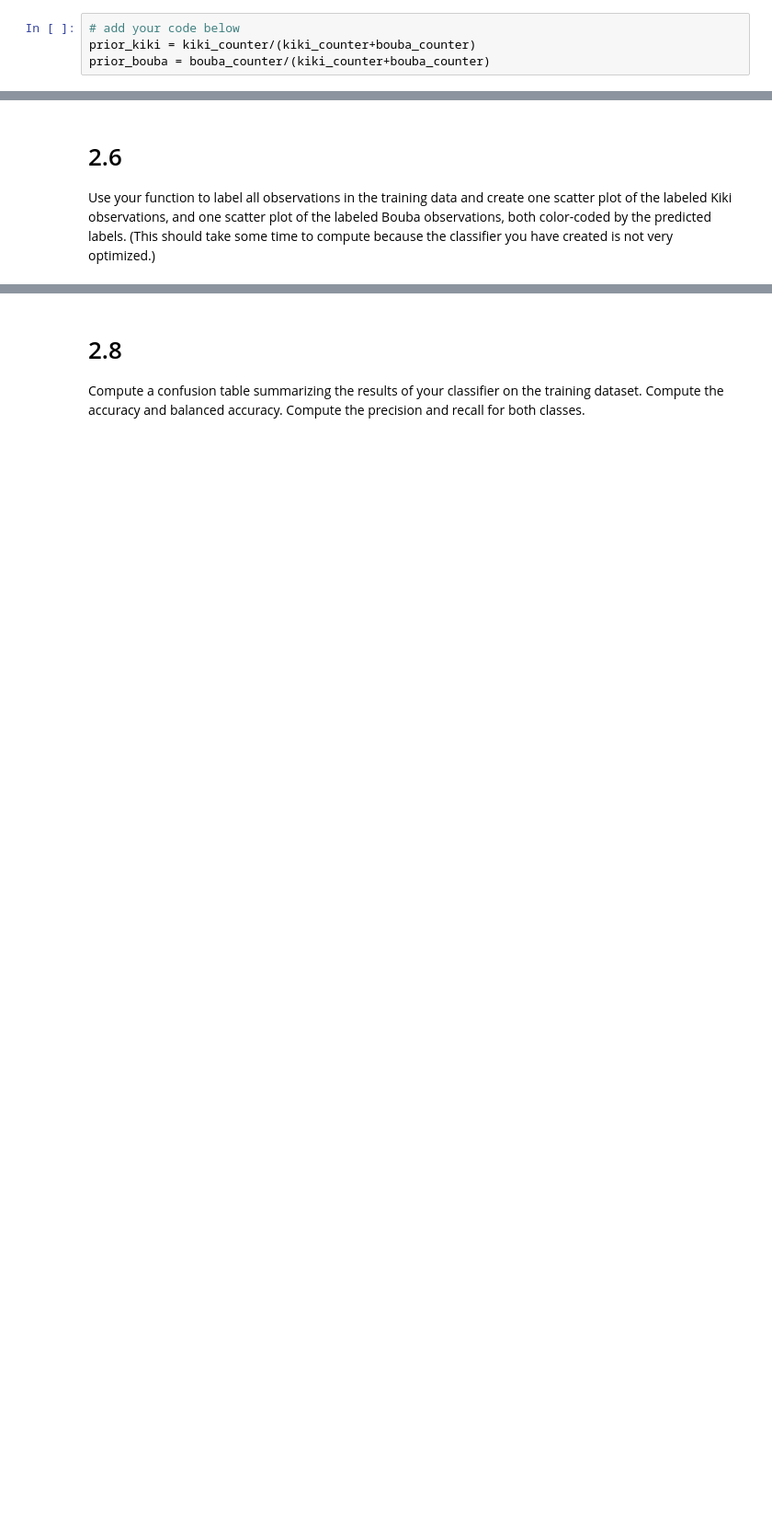
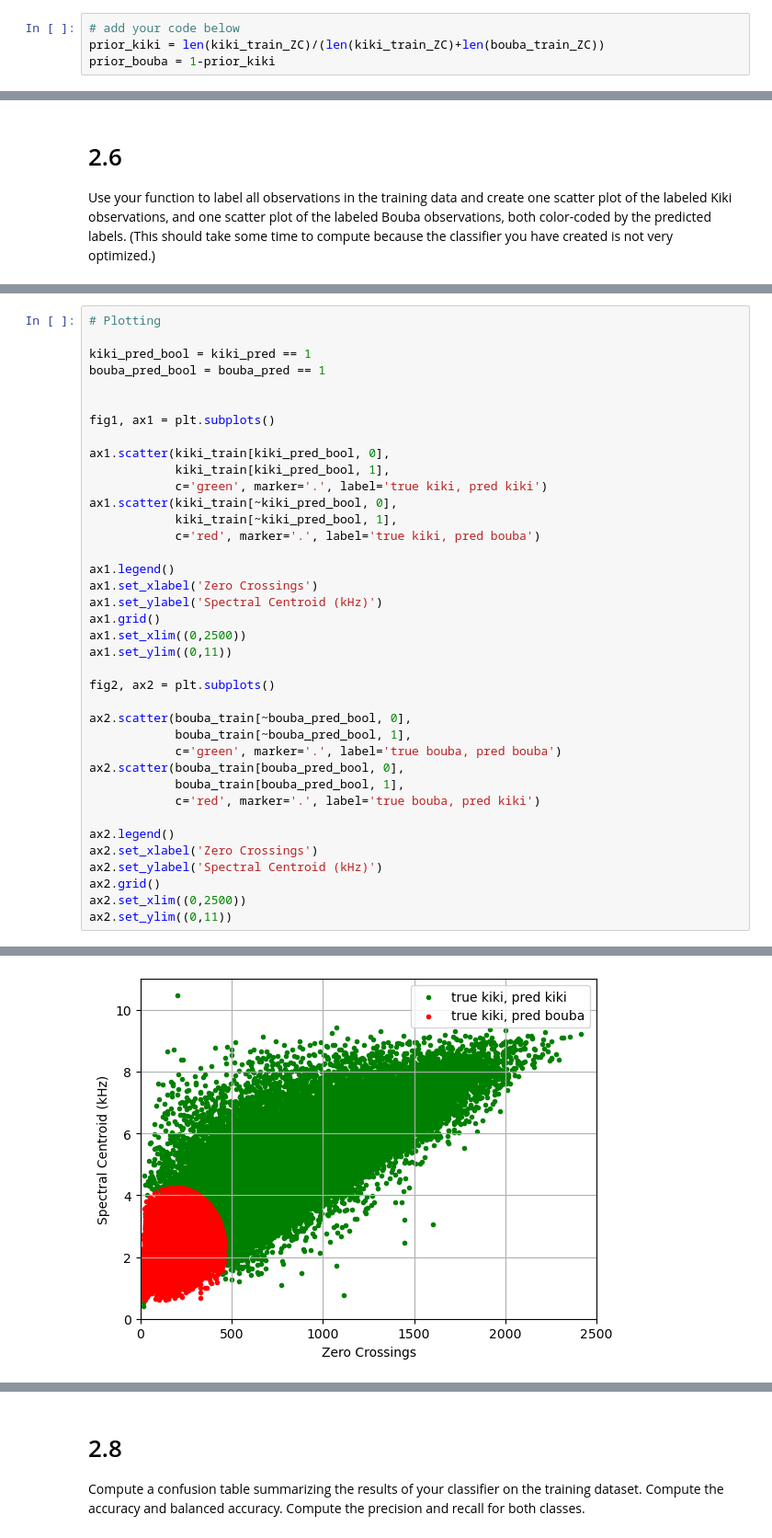
Before and after one commit to simoclemens/KTH-MusicInformaticsLabs, a Jupyter notebook: DT2470_lab02-2.ipynb, the cells around one changed output, grey strips where cells are left out. Shown at 92% size. Cells and saved outputs as stored; diff of their text form; blank space fills up the shorter version.

```diff
--- a/DT2470_lab02-2.ipynb
+++ b/DT2470_lab02-2.ipynb
@@ -536,8 +512,8 @@ We need to estimate the prior probabilities, $P[G=\textrm{Kiki}]$ and $P[G=\text
 To do that, assume the training data reflects how observations are distributed in the real world, and estimate $P[G=\textrm{Kiki}]$ as the proportion of observations of Kiki in the training dataset, and $P[G=\textrm{Bouba}]$ as the proportion of observations of Bouba in the training dataset.
 # %%
 # add your code below
-prior_kiki = kiki_counter/(kiki_counter+bouba_counter)
-prior_bouba = bouba_counter/(kiki_counter+bouba_counter)
+prior_kiki = len(kiki_train_ZC)/(len(kiki_train_ZC)+len(bouba_train_ZC))
+prior_bouba = 1-prior_kiki
 # %% [markdown]
 # 2.5
 
@@ -615,0 +562,39 @@ Explain what you see, and how it compares to the scatter plot you created in #2.
+# %%
+# Plotting
+
+kiki_pred_bool = kiki_pred == 1
+bouba_pred_bool = bouba_pred == 1
+
+
+fig1, ax1 = plt.subplots()
+
+ax1.scatter(kiki_train[kiki_pred_bool, 0],
+            kiki_train[kiki_pred_bool, 1],
+            c='green', marker='.', label='true kiki, pred kiki')
+ax1.scatter(kiki_train[~kiki_pred_bool, 0],
+            kiki_train[~kiki_pred_bool, 1],
+            c='red', marker='.', label='true kiki, pred bouba')
+
+ax1.legend()
+ax1.set_xlabel('Zero Crossings')
+ax1.set_ylabel('Spectral Centroid (kHz)')
+ax1.grid()
+ax1.set_xlim((0,2500))
+ax1.set_ylim((0,11))
+
+fig2, ax2 = plt.subplots()
+
+ax2.scatter(bouba_train[~bouba_pred_bool, 0],
+            bouba_train[~bouba_pred_bool, 1],
+            c='green', marker='.', label='true bouba, pred bouba')
+ax2.scatter(bouba_train[bouba_pred_bool, 0],
+            bouba_train[bouba_pred_bool, 1],
+            c='red', marker='.', label='true bouba, pred kiki')
+
+ax2.legend()
+ax2.set_xlabel('Zero Crossings')
+ax2.set_ylabel('Spectral Centroid (kHz)')
+ax2.grid()
+ax2.set_xlim((0,2500))
+ax2.set_ylim((0,11))
+# %% [output]
@@ -615,0 +602 @@ Explain what you see, and how it compares to the scatter plot you created in #2.
+[figure, added]
```
Also changed, not shown: parts of 14 cells of this notebook.
